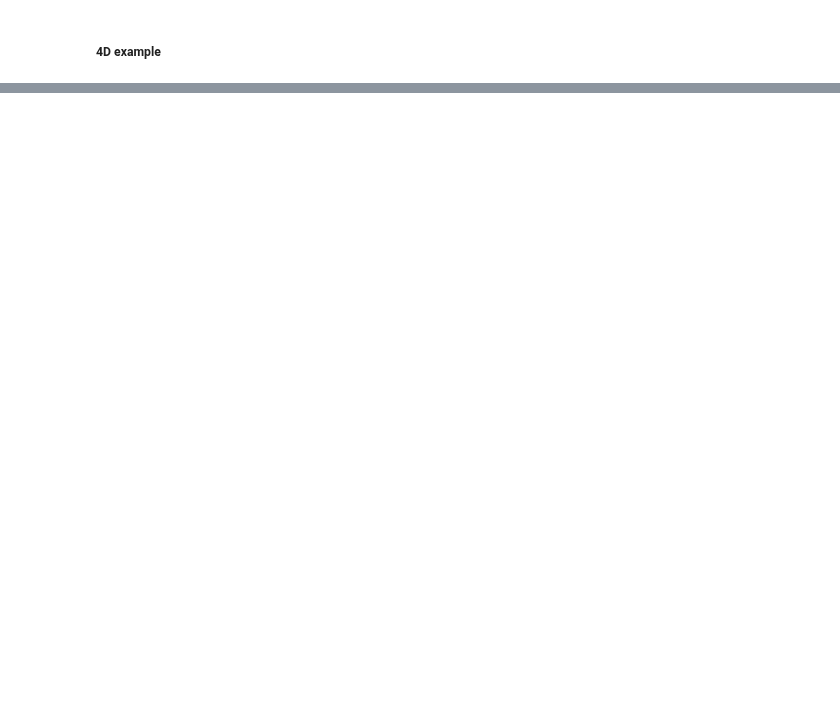
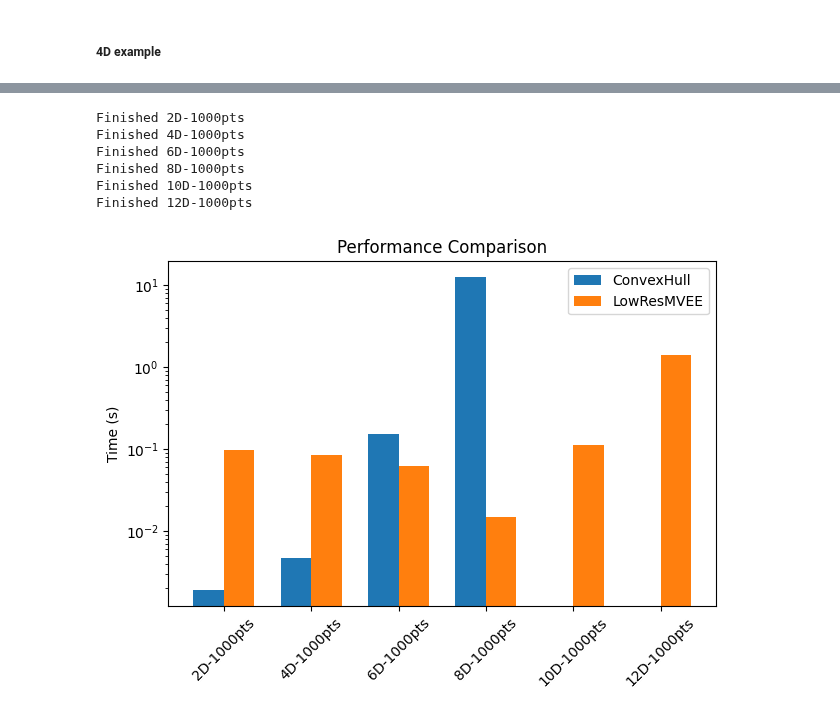
Before and after one commit to Muckthebuck/Learning-Dynamic-Systems, a Jupyter notebook: optimal_controller/lowres_MVEE.ipynb, the cells around one changed output, grey strips where cells are left out. Cells and saved outputs as stored; diff of their text form; code cells hidden in the pictures; blank space fills up the shorter version.

```diff
--- a/optimal_controller/lowres_MVEE.ipynb
+++ b/optimal_controller/lowres_MVEE.ipynb
@@ -199,0 +200,57 @@ plt.show()
+# %%
+import time
+from scipy.spatial import ConvexHull
+
+dims = [2,4,6,8,10,12]
+n_pts = [1000]
+
+times_ch = []
+times_mvee = []
+labels = []
+
+for nD in dims:
+    for n in n_pts:
+
+        pts = np.random.randn(nD,n)
+
+        if nD <= 8:
+            start = time.perf_counter()
+            ConvexHull(pts.T).vertices
+            end = time.perf_counter()
+            times_ch.append(end - start)
+        else:
+            times_ch.append(0)
+
+        start = time.perf_counter()
+        lrMVEE = LowResMVEE(pts,max_n_verts=2*nD) # cross polytope only
+        V = lrMVEE.vertices
+        end = time.perf_counter()
+        times_mvee.append(end - start)
+
+        labels.append(f"{nD}D-{n}pts")
+        print("Finished " + labels[-1])
+
+x = np.arange(len(labels))
+width = 0.35
+
+fig, ax = plt.subplots()
+ax.bar(x - width/2, times_ch, width, label='ConvexHull')
+ax.bar(x + width/2, times_mvee, width, label='LowResMVEE')
+
+ax.set_ylabel('Time (s)')
+ax.set_yscale('log')
+ax.set_title('Performance Comparison')
+ax.set_xticks(x)
+ax.set_xticklabels(labels)
+ax.legend()
+plt.xticks(rotation=45)
+plt.tight_layout()
+plt.show()
+# %% [output]
+Finished 2D-1000pts
+Finished 4D-1000pts
+Finished 6D-1000pts
+Finished 8D-1000pts
+Finished 10D-1000pts
+Finished 12D-1000pts
+[figure, added]
```
Also changed, not shown: parts of 8 cells of this notebook.
